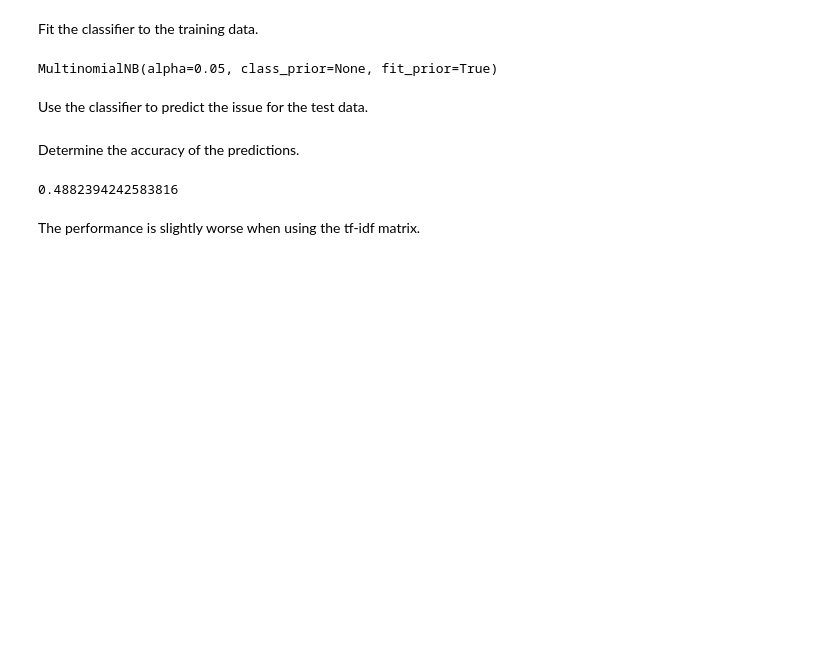
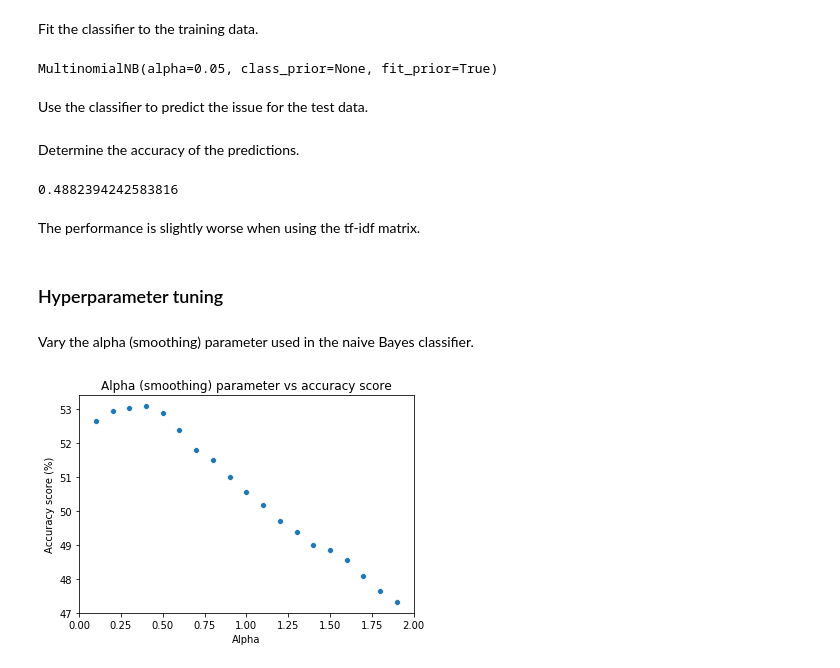
Before and after one commit to guybrettrobertson/personal_projects, a Jupyter notebook: consumer_complaints_interpretation/bow_interpretation_model.ipynb, the cells around one changed output. Saved outputs shown, nothing was run; the diff lists cells and outputs as text; code cells hidden in the pictures; blank space fills up the shorter version.

Commit message:
Hyperparameter tuning of alpha (smoothing) parameter complete

```diff
--- a/consumer_complaints_interpretation/bow_interpretation_model.ipynb
+++ b/consumer_complaints_interpretation/bow_interpretation_model.ipynb
@@ -201,3 +203,31 @@ metrics.accuracy_score(y_test, y_pred)
 0.4882394242583816
 # %% [markdown]
 The performance is slightly worse when using the tf-idf matrix.
+# %% [markdown]
+### Hyperparameter tuning
+# %% [markdown]
+Vary the alpha (smoothing) parameter used in the naive Bayes classifier.
+# %%
+# A list containing the alpha parameter values to try: alphas
+alphas = [i / 10 for i in range(1, 20)]
+
+# A list containing the scores for each value of alpha
+scores = []
+
+# Fit, predict and determine the score for each value of alpha
+for alpha in alphas:
+    nb_classifier = MultinomialNB(alpha = alpha)
+    nb_classifier.fit(count_train, y_train)
+    y_pred = nb_classifier.predict(count_test)
+    score = metrics.accuracy_score(y_test, y_pred) * 100
+    scores.append(score)
+
+scores_df = pd.DataFrame({'alpha': alphas, 'scores': scores})
+# %%
+sns.scatterplot(data = scores_df, x = 'alpha', y = 'scores')
+plt.title('Alpha (smoothing) parameter vs accuracy score')
+plt.xlabel('Alpha')
+plt.ylabel('Accuracy score (%)')
+plt.show()
+# %% [output]
+[figure, added]
```
Also changed, not shown: parts of 1 cell of this notebook.
